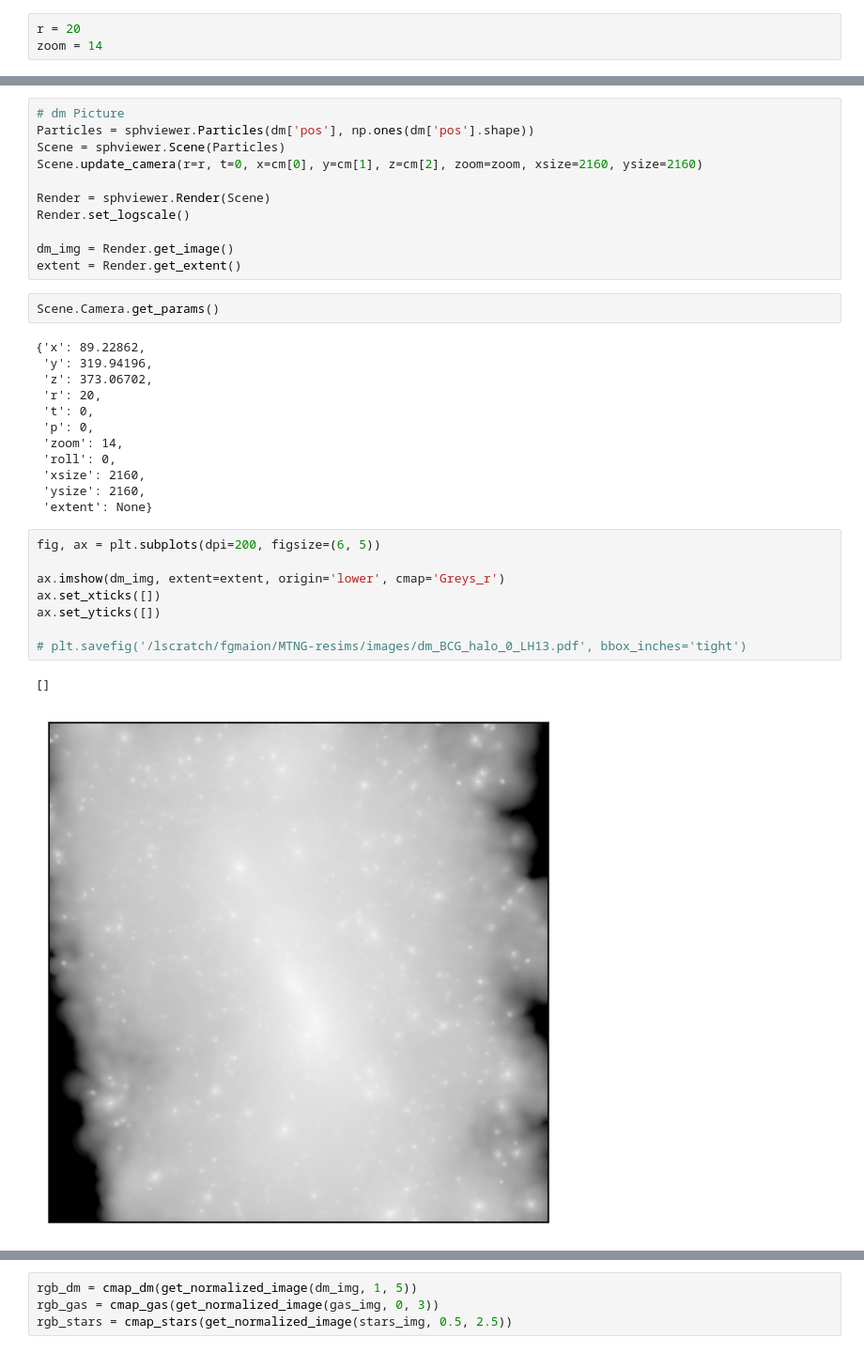
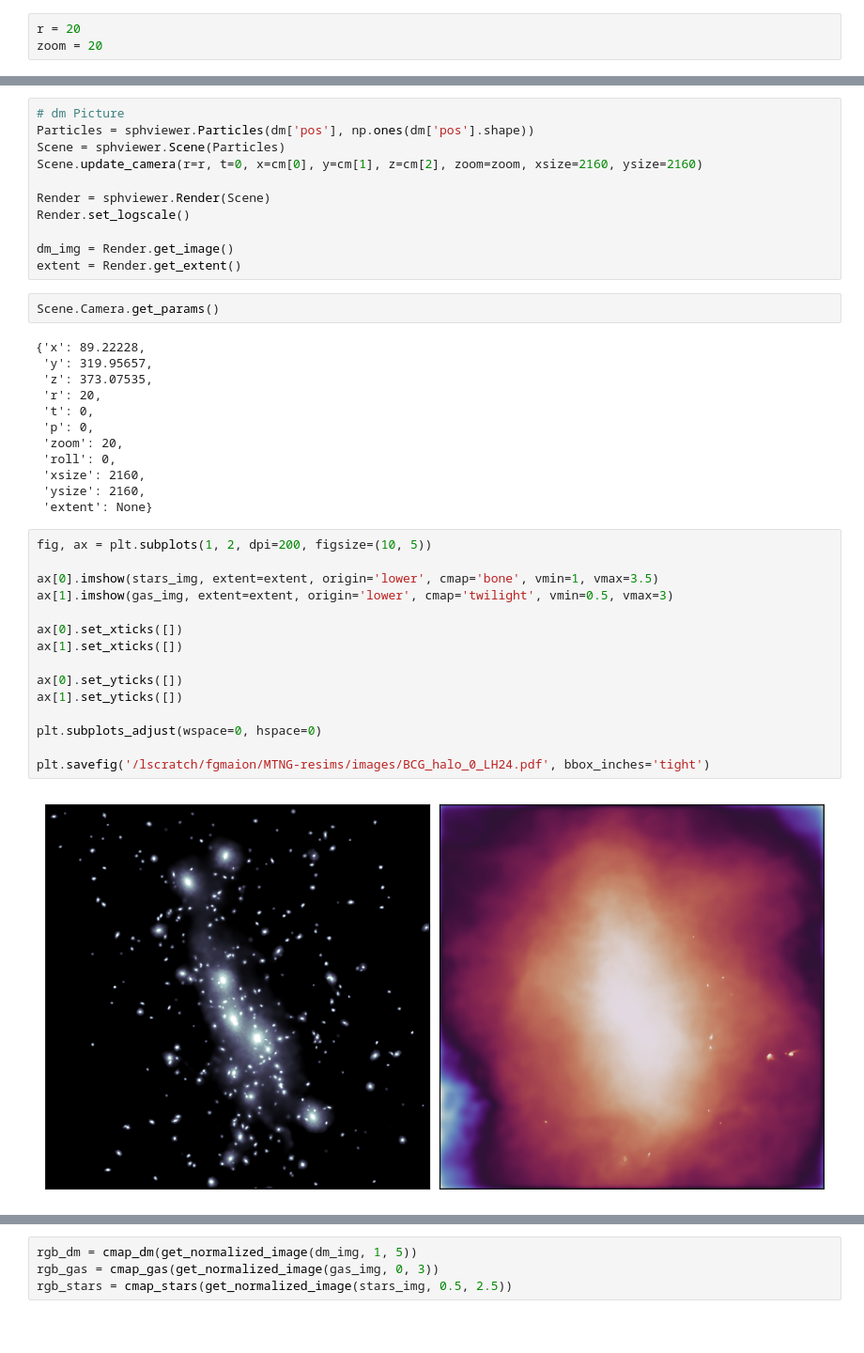
Before and after one commit to fgmaion/MTNG-resims, a Jupyter notebook: Notebooks/galaxy_images.ipynb, the cells around one changed output, grey strips where cells are left out. Shown at 94% size. Drawn from its saved outputs; the diff is of its cells as text; blank space fills up the shorter version.

Commit message:
Final script which I've used for making the images for the RES stories

```diff
--- a/Notebooks/galaxy_images.ipynb
+++ b/Notebooks/galaxy_images.ipynb
@@ -81,7 +81,7 @@ cmap_dm = mpl.cm.Greys_r
 cm = np.array([np.mean(dm_pos[:,i]) for i in range(3)])
 # %%
 r = 20
-zoom = 14
+zoom = 20
 # %%
 # gas Picture
 Particles = sphviewer.Particles(gas['pos'],gas['mass'])
@@ -117,25 +117,31 @@ extent = Render.get_extent()
 # %%
 Scene.Camera.get_params()
 # %% [output]
-{'x': 89.22862,
- 'y': 319.94196,
- 'z': 373.06702,
+{'x': 89.22228,
+ 'y': 319.95657,
+ 'z': 373.07535,
  'r': 20,
  't': 0,
  'p': 0,
- 'zoom': 14,
+ 'zoom': 20,
  'roll': 0,
  'xsize': 2160,
  'ysize': 2160,
  'extent': None}
 # %%
-fig, ax = plt.subplots(dpi=200, figsize=(6, 5))
+fig, ax = plt.subplots(1, 2, dpi=200, figsize=(10, 5))
 
-ax.imshow(dm_img, extent=extent, origin='lower', cmap='Greys_r')
-ax.set_xticks([])
-ax.set_yticks([])
+ax[0].imshow(stars_img, extent=extent, origin='lower', cmap='bone', vmin=1, vmax=3.5)
+ax[1].imshow(gas_img, extent=extent, origin='lower', cmap='twilight', vmin=0.5, vmax=3)
 
-# plt.savefig('/lscratch/fgmaion/MTNG-resims/images/dm_BCG_halo_0_LH13.pdf', bbox_inches='tight')
+ax[0].set_xticks([])
+ax[1].set_xticks([])
+
+ax[0].set_yticks([])
+ax[1].set_yticks([])
+
+plt.subplots_adjust(wspace=0, hspace=0)
+
+plt.savefig('/lscratch/fgmaion/MTNG-resims/images/BCG_halo_0_LH24.pdf', bbox_inches='tight')
 # %% [output]
-[]
-[figure, old version]
+[figure, new version]
```
Also changed, not shown: parts of 3 cells of this notebook.
